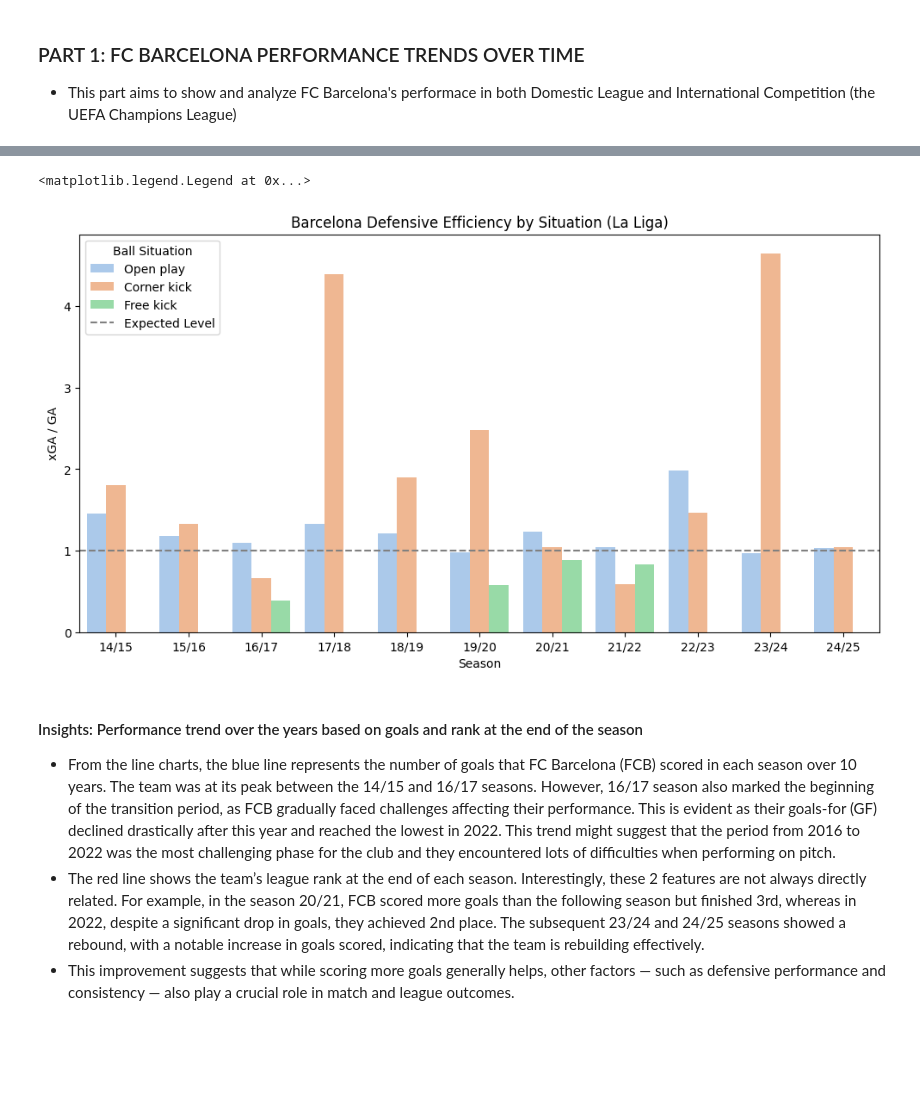
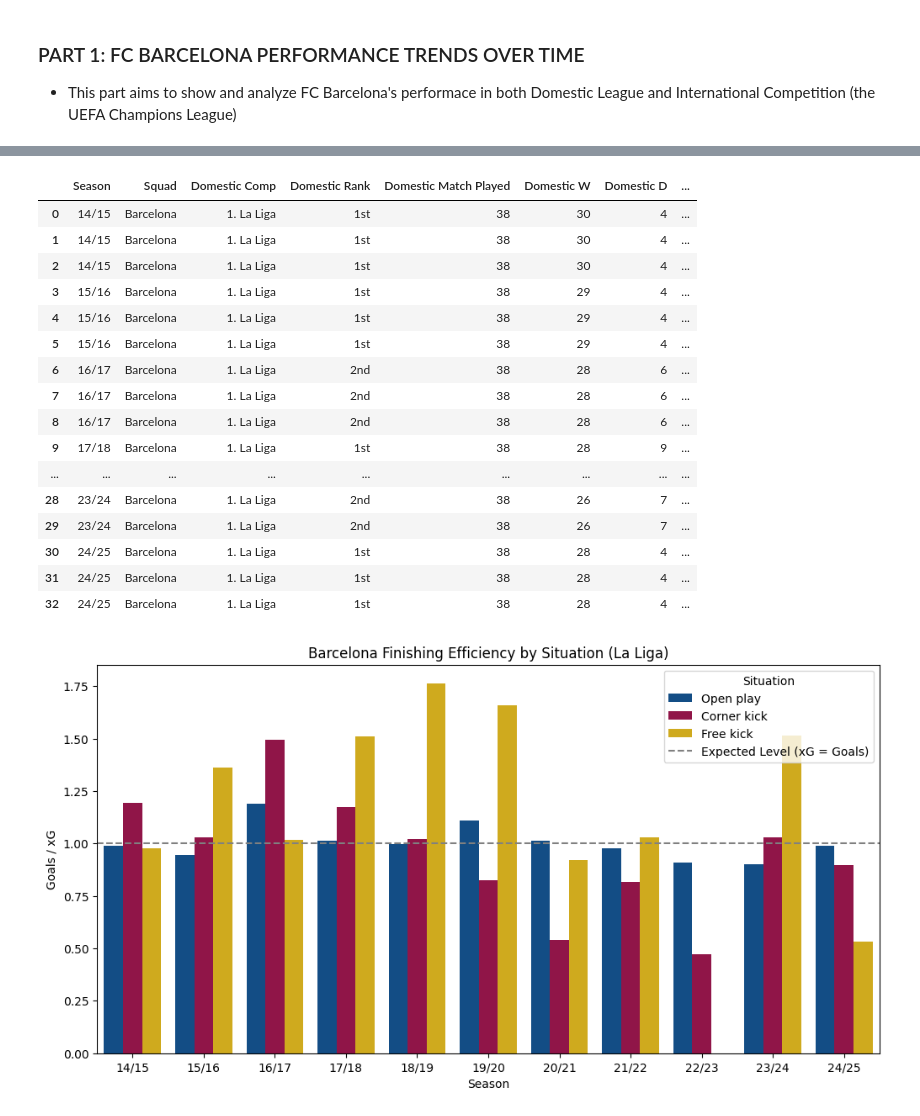
Before and after one commit to linhtran1003/fc-barcelona-performance-analysis, a Jupyter notebook: python_project.ipynb, the cells around one changed output, grey strips where cells are left out. Saved outputs shown, nothing was run; the diff lists cells and outputs as text; code cells hidden in the pictures; blank space fills up the shorter version.

```diff
--- a/python_project.ipynb
+++ b/python_project.ipynb
@@ -93,17 +125,29 @@ ax2.invert_yaxis()
 # %%
-# visualize defensive efficiency
-merged_df['Defensive_eff'] = merged_df['xGA'] / merged_df['GA']
+## ========== PLOT 3: Goals and Expected Goals ==========
 plt.figure(figsize=(12, 6))
-sns.barplot(x='Season', y='Defensive_eff', hue='Ball Situation', data=merged_df, palette='pastel')
-plt.axhline(1, color='gray', linestyle='--', label='Expected Level')
-plt.title('Barcelona Defensive Efficiency by Situation (La Liga)')
-plt.ylabel('xGA / GA')
-plt.legend(title='Ball Situation')
+merged_df['Finishing_eff'] = merged_df['GF'] / merged_df['xG']
+sns.barplot(x='Season', y='Finishing_eff', hue='Ball Situation', data=merged_df, palette=['#004D98','#A50044', '#EDBB00'])
+plt.axhline(1, color='gray', linestyle='--', label='Expected Level (xG = Goals)')
+plt.title('Barcelona Finishing Efficiency by Situation (La Liga)')
+plt.ylabel('Goals / xG')
+plt.legend(title='Situation')
+merged_df
 # %% [output]
-<matplotlib.legend.Legend at 0x...>
+|  | Season | Squad | Domestic Comp | Domestic Rank | Domestic Match Played | Domestic W | Domestic D | ... |
+| 0 | 14/15 | Barcelona | 1. La Liga | 1st | 38 | 30 | 4 | ... |
+| 1 | 14/15 | Barcelona | 1. La Liga | 1st | 38 | 30 | 4 | ... |
+| 2 | 14/15 | Barcelona | 1. La Liga | 1st | 38 | 30 | 4 | ... |
+| 3 | 15/16 | Barcelona | 1. La Liga | 1st | 38 | 29 | 4 | ... |
+| 4 | 15/16 | Barcelona | 1. La Liga | 1st | 38 | 29 | 4 | ... |
+| 5 | 15/16 | Barcelona | 1. La Liga | 1st | 38 | 29 | 4 | ... |
+| 6 | 16/17 | Barcelona | 1. La Liga | 2nd | 38 | 28 | 6 | ... |
+| 7 | 16/17 | Barcelona | 1. La Liga | 2nd | 38 | 28 | 6 | ... |
+| 8 | 16/17 | Barcelona | 1. La Liga | 2nd | 38 | 28 | 6 | ... |
+| 9 | 17/18 | Barcelona | 1. La Liga | 1st | 38 | 28 | 9 | ... |
+| ... | ... | ... | ... | ... | ... | ... | ... | ... |
+| 28 | 23/24 | Barcelona | 1. La Liga | 2nd | 38 | 26 | 7 | ... |
+| 29 | 23/24 | Barcelona | 1. La Liga | 2nd | 38 | 26 | 7 | ... |
+| 30 | 24/25 | Barcelona | 1. La Liga | 1st | 38 | 28 | 4 | ... |
+| 31 | 24/25 | Barcelona | 1. La Liga | 1st | 38 | 28 | 4 | ... |
+| 32 | 24/25 | Barcelona | 1. La Liga | 1st | 38 | 28 | 4 | ... |
-[figure, old version]
+[figure, new version]
-# %% [markdown]
-#### Insights: Performance trend over the years based on goals and rank at the end of the season
-- From the line charts, the blue line represents the number of goals that FC Barcelona (FCB) scored in each season over 10 years. The team was at its peak between the 14/15 and 16/17 seasons. However, 16/17 season also marked the beginning of the transition period, as FCB gradually faced challenges affecting their performance. This is evident as their goals-for (GF) declined drastically after this year and reached the lowest in 2022. This trend might suggest that the period from 2016 to 2022 was the most challenging phase for the club and they encountered lots of difficulties when performing on pitch.
-- The red line shows the team’s league rank at the end of each season. Interestingly, these 2 features are not always directly related. For example, in the season 20/21, FCB scored more goals than the following season but finished 3rd, whereas in 2022, despite a significant drop in goals, they achieved 2nd place. The subsequent 23/24 and 24/25 seasons showed a rebound, with a notable increase in goals scored, indicating that the team is rebuilding effectively.
-- This improvement suggests that while scoring more goals generally helps, other factors — such as defensive performance and consistency — also play a crucial role in match and league outcomes.
```
Also changed, not shown: parts of 18 cells of this notebook.
